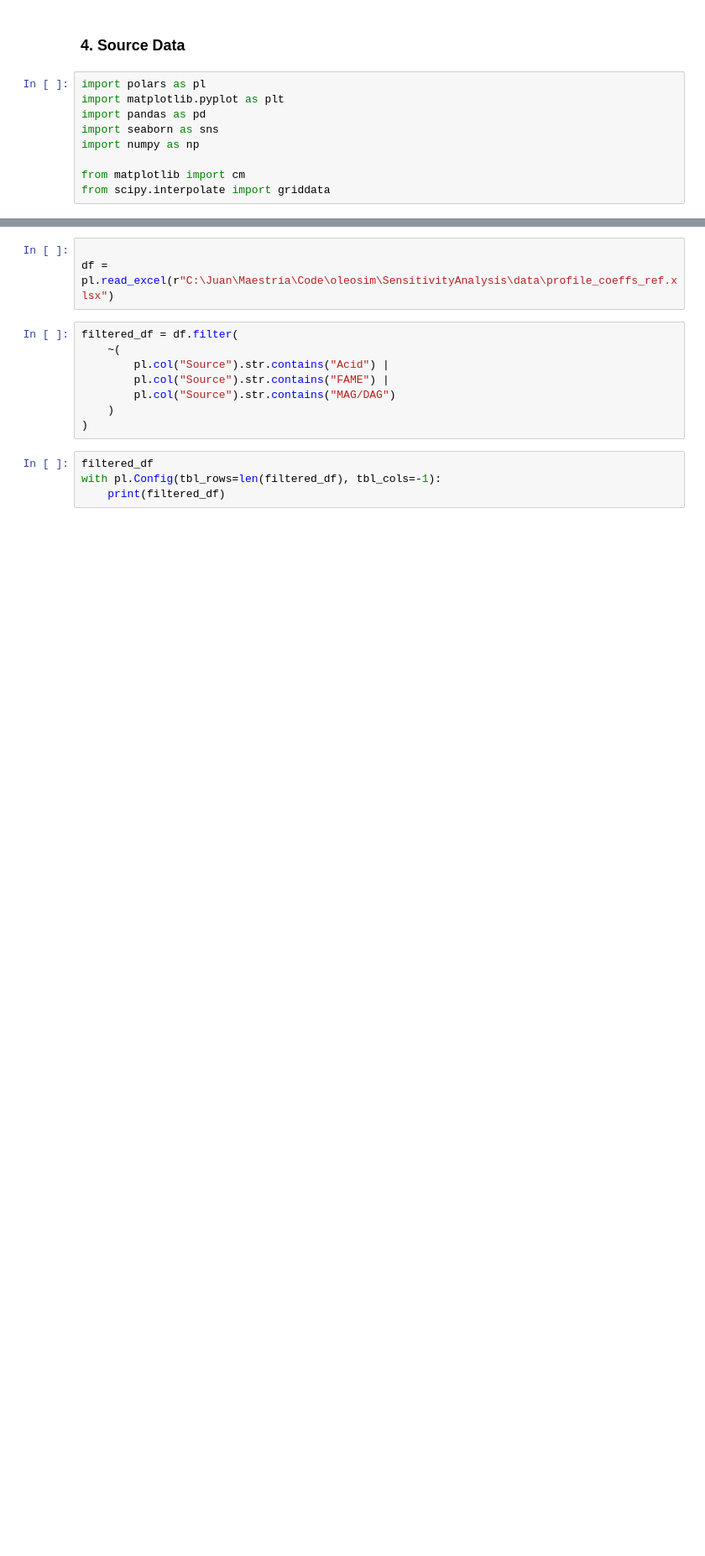
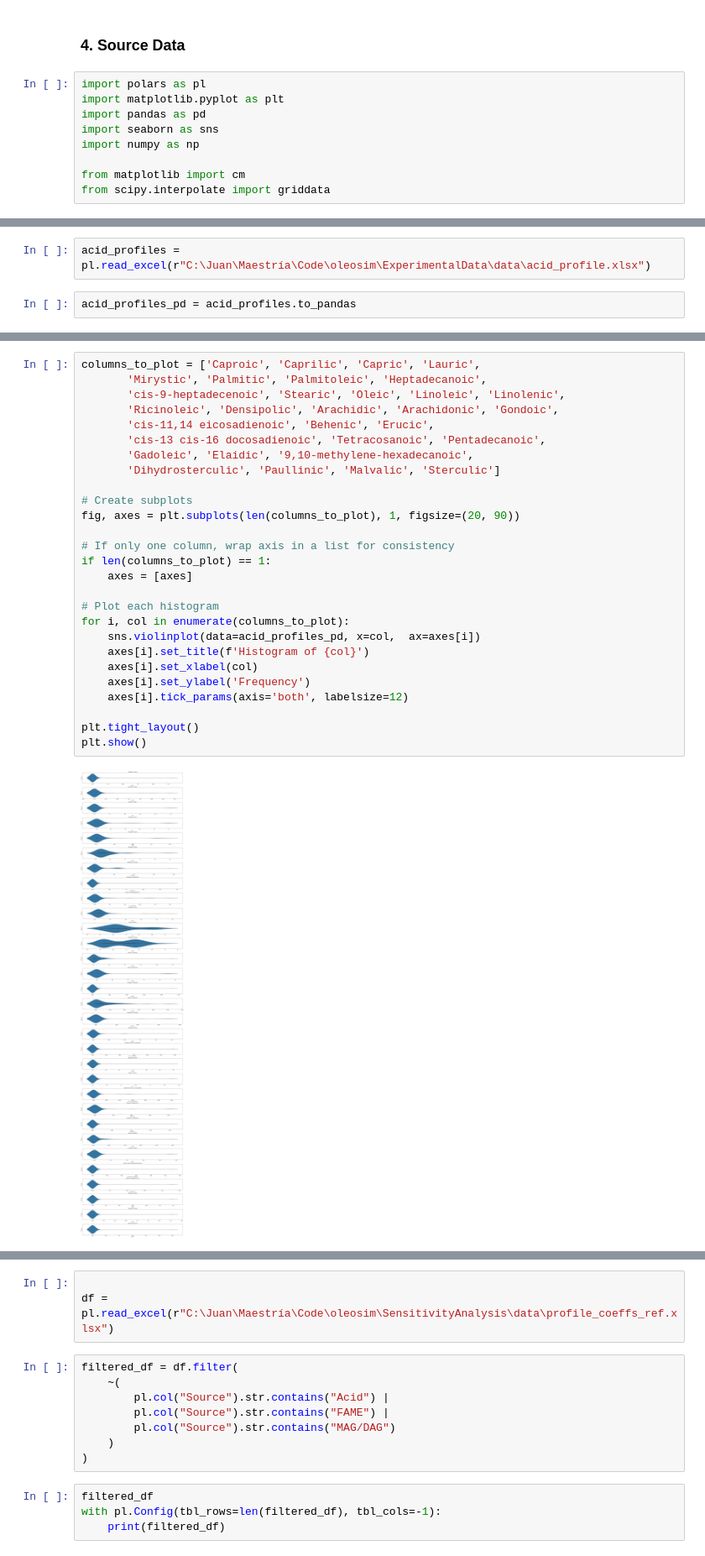
Before and after one commit to Juandhb99/ThermOleo, a Jupyter notebook: ExperimentalData/experimental_data_analysis.ipynb, the cells around one changed output, grey strips where cells are left out. Shown at 84% size. Saved outputs shown, nothing was run; the diff lists cells and outputs as text; blank space fills up the shorter version.

Commit message:
add fatty acid profile analysis

```diff
--- a/ExperimentalData/experimental_data_analysis.ipynb
+++ b/ExperimentalData/experimental_data_analysis.ipynb
@@ -376,0 +379,4 @@ from scipy.interpolate import griddata
+# %%
+acid_profiles = pl.read_excel(r"C:\Juan\Maestría\Code\oleosim\ExperimentalData\data\acid_profile.xlsx")
+# %%
+acid_profiles_pd = acid_profiles.to_pandas
@@ -376,0 +442,29 @@ from scipy.interpolate import griddata
+# %%
+columns_to_plot = ['Caproic', 'Caprilic', 'Capric', 'Lauric',
+       'Mirystic', 'Palmitic', 'Palmitoleic', 'Heptadecanoic',
+       'cis-9-heptadecenoic', 'Stearic', 'Oleic', 'Linoleic', 'Linolenic',
+       'Ricinoleic', 'Densipolic', 'Arachidic', 'Arachidonic', 'Gondoic',
+       'cis-11,14 eicosadienoic', 'Behenic', 'Erucic',
+       'cis-13 cis-16 docosadienoic', 'Tetracosanoic', 'Pentadecanoic',
+       'Gadoleic', 'Elaidic', '9,10-methylene-hexadecanoic',
+       'Dihydrosterculic', 'Paullinic', 'Malvalic', 'Sterculic']
+
+# Create subplots
+fig, axes = plt.subplots(len(columns_to_plot), 1, figsize=(20, 90))
+
+# If only one column, wrap axis in a list for consistency
+if len(columns_to_plot) == 1:
+    axes = [axes]
+
+# Plot each histogram
+for i, col in enumerate(columns_to_plot):
+    sns.violinplot(data=acid_profiles_pd, x=col,  ax=axes[i])
+    axes[i].set_title(f'Histogram of {col}')
+    axes[i].set_xlabel(col)
+    axes[i].set_ylabel('Frequency')
+    axes[i].tick_params(axis='both', labelsize=12)
+
+plt.tight_layout()
+plt.show()
+# %% [output]
+[figure, added]
```
Also changed, not shown: parts of 4 cells of this notebook.
